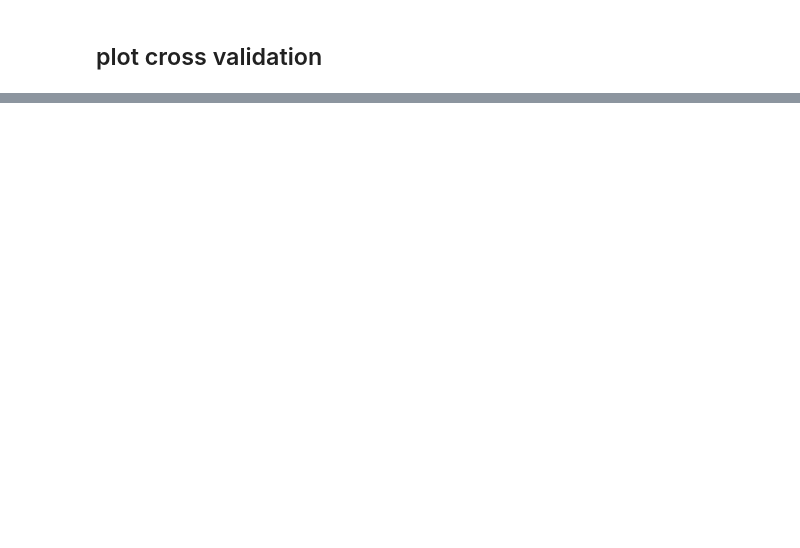
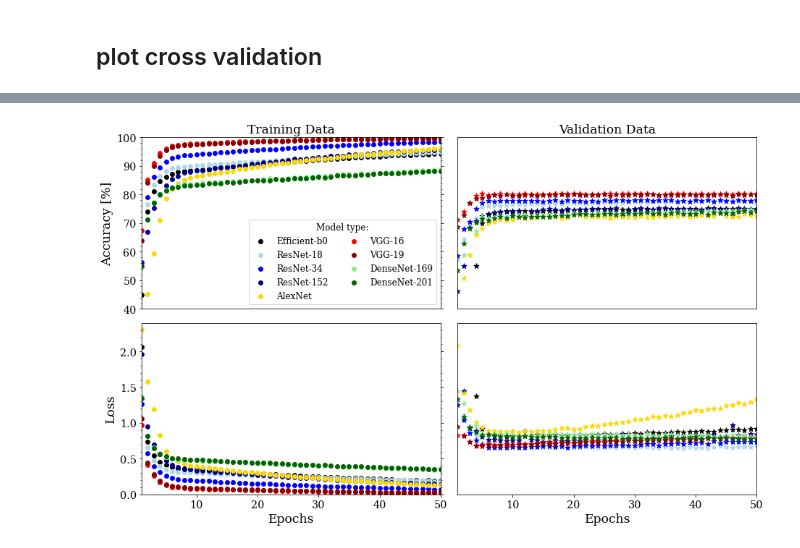
Before and after one commit to vprzybylo/cocpit, a Jupyter notebook: notebooks/make_plots.ipynb, the cells around one changed output, grey strips where cells are left out. Drawn from its saved outputs; the diff is of its cells as text; code cells hidden in the pictures; blank space fills up the shorter version.

```diff
--- a/notebooks/make_plots.ipynb
+++ b/notebooks/make_plots.ipynb
@@ -284,0 +335,5 @@ ax2.yaxis.set_ticks_position('both')
+# %%
+train_csv = '/data/data/saved_models/no_mask/save_train_acc_loss_e50_bs128_k5_9models_2.csv'
+df_train = pd.read_csv(train_csv, names=["Model", "Epoch", "Kfold", "Accuracy", "Loss"])
+df_train.replace(convert_names, inplace=True)
+df_train.head()
@@ -284,0 +347,5 @@ ax2.yaxis.set_ticks_position('both')
+# %%
+val_csv = '/data/data/saved_models/no_mask/save_val_acc_loss_e50_bs128_k5_9models_2.csv'
+df_val = pd.read_csv(val_csv, names=["Model", "Epoch", "Kfold", "Accuracy", "Loss"])
+df_val.replace(convert_names, inplace=True)
+df_val.head()
@@ -284,0 +359,76 @@ ax2.yaxis.set_ticks_position('both')
+# %%
+#reshape data
+val_accs = np.average(df_val['Accuracy'].values.reshape(num_models, kfold, num_epochs), axis=1)
+val_losses = np.average(df_val['Loss'].values.reshape(num_models, kfold, num_epochs), axis=1)
+train_accs = np.average(df_train['Accuracy'].values.reshape(num_models, kfold, num_epochs), axis=1)
+train_losses = np.average(df_train['Loss'].values.reshape(num_models, kfold, num_epochs), axis=1)
+# %%
+fig, ((ax1, ax2), (ax3, ax4)) = plt.subplots(2, 2, figsize=(13,8), sharex=True, sharey=True)
+
+#colors = ['k', 'lightblue', 'blue', 'darkblue', 'gold', 'red', 'darkred', 'lightgreen', 'darkgreen']
+
+#fig = plt.figure(figsize=(20,20))
+ax1 = plt.subplot(2, 2, 1)
+
+for i in range(num_models):
+    ax1.scatter(np.arange(1,(num_epochs+1)), [i*100 for i in train_accs[i,:]],
+                c=colors[new_names[i]], marker='o', s=35, label=new_names[i])
+plt.ylabel("Accuracy [%]")
+plt.ylim(40,100)
+plt.xlim(1,num_epochs)
+ax1.legend(title='Model type:', loc='best', prop={'size': 12}, ncol=2)
+ax1.axes.xaxis.set_ticks([])
+ax1.yaxis.set_ticks_position('both')
+ax1.minorticks_on()
+ax1.tick_params(axis='y', which='minor', direction='out')
+#ax1.xaxis.set_tick_params(which='minor', bottom=False)
+ax1.title.set_text('Training Data')
+
+#fig = plt.figure(figsize=(20,5))
+ax2 = plt.subplot(2, 2, 2)
+for i in range(num_models):
+    ax2.scatter(np.arange(1,(num_epochs+1)), [i*100 for i in val_accs[i,:]], c=colors[new_names[i]],
+                marker='*', s=55, label=new_names[i])
+plt.ylim(40,100)
+plt.xlim(1,num_epochs)
+#ax2.legend(title='Model type:', loc='best', prop={'size': 10})
+ax2.axes.yaxis.set_ticks([])
+ax2.axes.xaxis.set_ticks([])
+ax2.yaxis.set_ticks_position('both')
+#ax2.minorticks_on()
+ax2.tick_params(axis='y', which='minor', direction='out')
+ax2.xaxis.set_tick_params(which='minor', bottom=False)
+ax2.title.set_text('Validation Data')
+
+ax3 = plt.subplot(2, 2, 3)
+for i in range(num_models):
+    ax3.scatter(np.arange(1,(num_epochs+1)), [i for i in train_losses[i,:]],
+                c=colors[new_names[i]], marker='o', s=35, label=new_names[i])
+plt.xlabel("Epochs")
+plt.ylabel("Loss")
+#ax3.legend(title='Model type:', loc='best', prop={'size': 10})
+plt.ylim(0,2.4)
+plt.xlim(1,num_epochs)
+plt.tight_layout()
+ax3.yaxis.set_ticks_position('both')
+ax3.minorticks_on()
+ax3.tick_params(axis='y', which='minor', direction='out')
+ax3.xaxis.set_tick_params(which='minor', bottom=False)
+
+ax4 = plt.subplot(2, 2, 4)
+for i in range(num_models):
+    ax4.scatter(np.arange(1,(num_epochs+1)), [i for i in val_losses[i,:]],
+                c=colors[new_names[i]], marker='*', s=55, label=new_names[i])
+plt.xlabel("Epochs")
+#ax4.legend(title='Model type:', loc='best', prop={'size': 10})
+plt.ylim(0,2.4)
+plt.xlim(1,num_epochs)
+ax4.axes.yaxis.set_ticks([])
+plt.tight_layout()
+ax4.yaxis.set_ticks_position('both')
+ax4.minorticks_on()
+ax4.tick_params(axis='y', which='minor', direction='out')
+ax4.xaxis.set_tick_params(which='minor', bottom=False)
+#plt.savefig('/data/data/plots/loss_acc_9models_bs128_e50_13classes_avgkfold.pdf')
+# %% [output]
+[figure, added]
```
Also changed, not shown: parts of 21 cells of this notebook, 9 other files.
